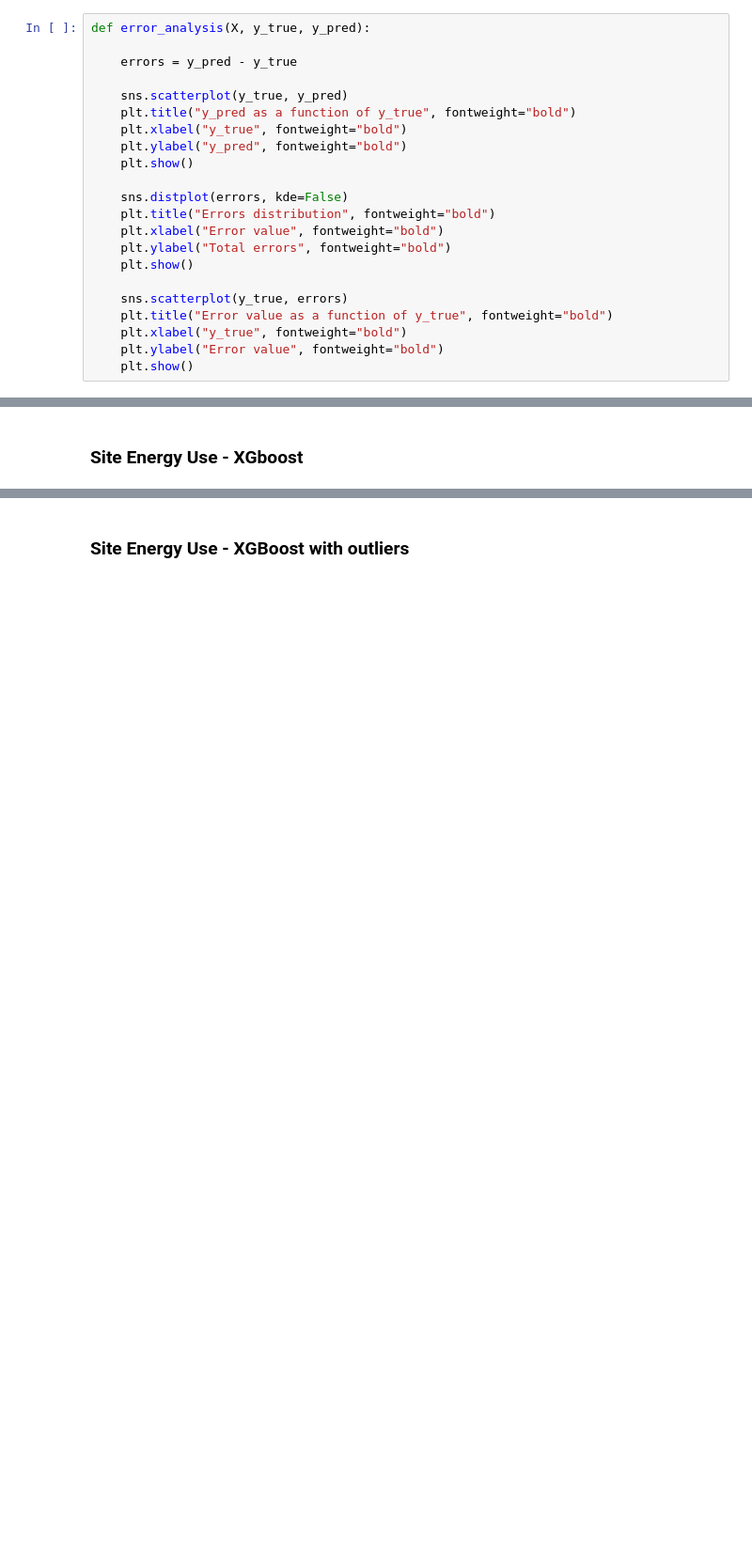
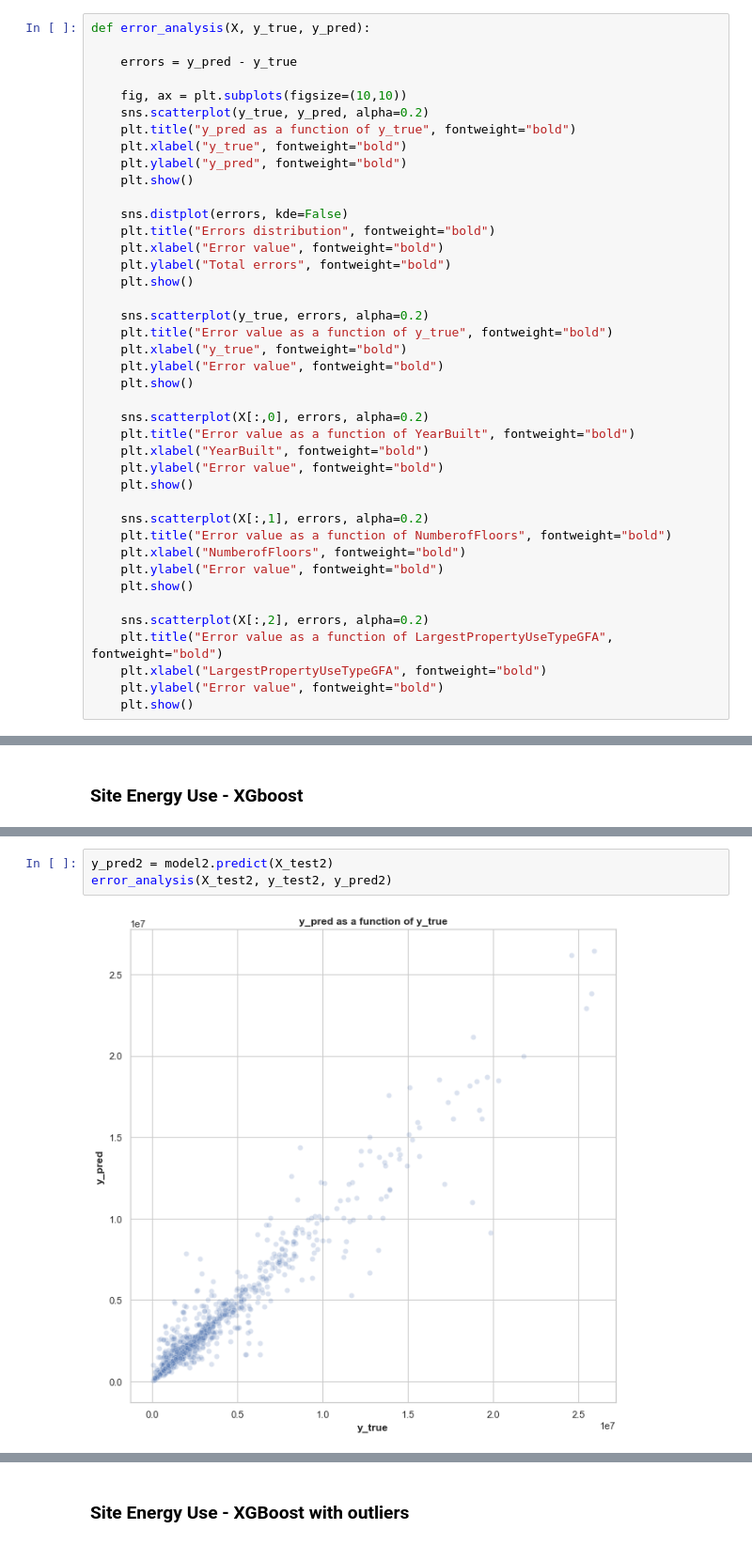
Before and after one commit to nicodesh/seattle-building-energy-prediction, a Jupyter notebook: seattle-building-energy-forecasting-part5.ipynb, the cells around one changed output, grey strips where cells are left out. Shown at 94% size. Cells and saved outputs as stored; diff of their text form; blank space fills up the shorter version.

```diff
--- a/seattle-building-energy-forecasting-part5.ipynb
+++ b/seattle-building-energy-forecasting-part5.ipynb
@@ -321,7 +325,8 @@ def error_analysis(X, y_true, y_pred):
 
     errors = y_pred - y_true
 
-    sns.scatterplot(y_true, y_pred)
+    fig, ax = plt.subplots(figsize=(10,10))
+    sns.scatterplot(y_true, y_pred, alpha=0.2)
     plt.title("y_pred as a function of y_true", fontweight="bold")
     plt.xlabel("y_true", fontweight="bold")
     plt.ylabel("y_pred", fontweight="bold")
@@ -333,11 +338,29 @@ def error_analysis(X, y_true, y_pred):
     plt.ylabel("Total errors", fontweight="bold")
     plt.show()
 
-    sns.scatterplot(y_true, errors)
+    sns.scatterplot(y_true, errors, alpha=0.2)
     plt.title("Error value as a function of y_true", fontweight="bold")
     plt.xlabel("y_true", fontweight="bold")
     plt.ylabel("Error value", fontweight="bold")
     plt.show()
+
+    sns.scatterplot(X[:,0], errors, alpha=0.2)
+    plt.title("Error value as a function of YearBuilt", fontweight="bold")
+    plt.xlabel("YearBuilt", fontweight="bold")
+    plt.ylabel("Error value", fontweight="bold")
+    plt.show()
+
+    sns.scatterplot(X[:,1], errors, alpha=0.2)
+    plt.title("Error value as a function of NumberofFloors", fontweight="bold")
+    plt.xlabel("NumberofFloors", fontweight="bold")
+    plt.ylabel("Error value", fontweight="bold")
+    plt.show()
+
+    sns.scatterplot(X[:,2], errors, alpha=0.2)
+    plt.title("Error value as a function of LargestPropertyUseTypeGFA", fontweight="bold")
+    plt.xlabel("LargestPropertyUseTypeGFA", fontweight="bold")
+    plt.ylabel("Error value", fontweight="bold")
+    plt.show()
 # %% [markdown]
 ## Prepare datasets
 # %%
@@ -393,0 +452,5 @@ display(pd.DataFrame(classifier2).sort_values(by="test_rmse_score").head(5))
+# %%
+y_pred2 = model2.predict(X_test2)
+error_analysis(X_test2, y_test2, y_pred2)
+# %% [output]
+[figure, added]
```
Also changed, not shown: parts of 43 cells of this notebook.
